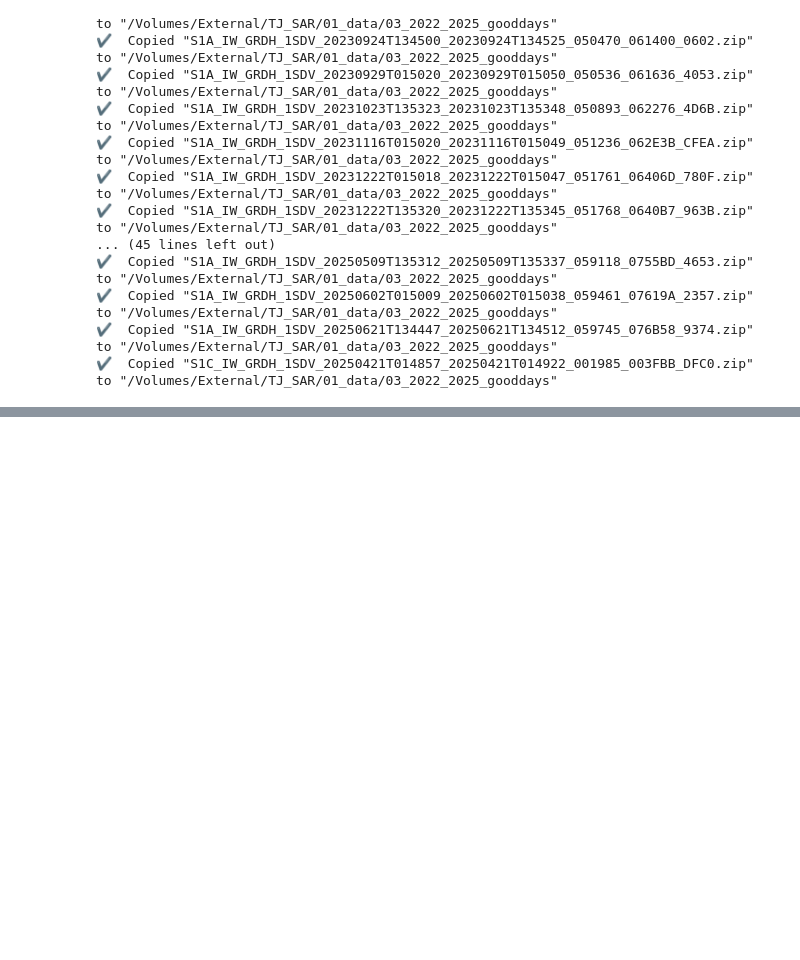
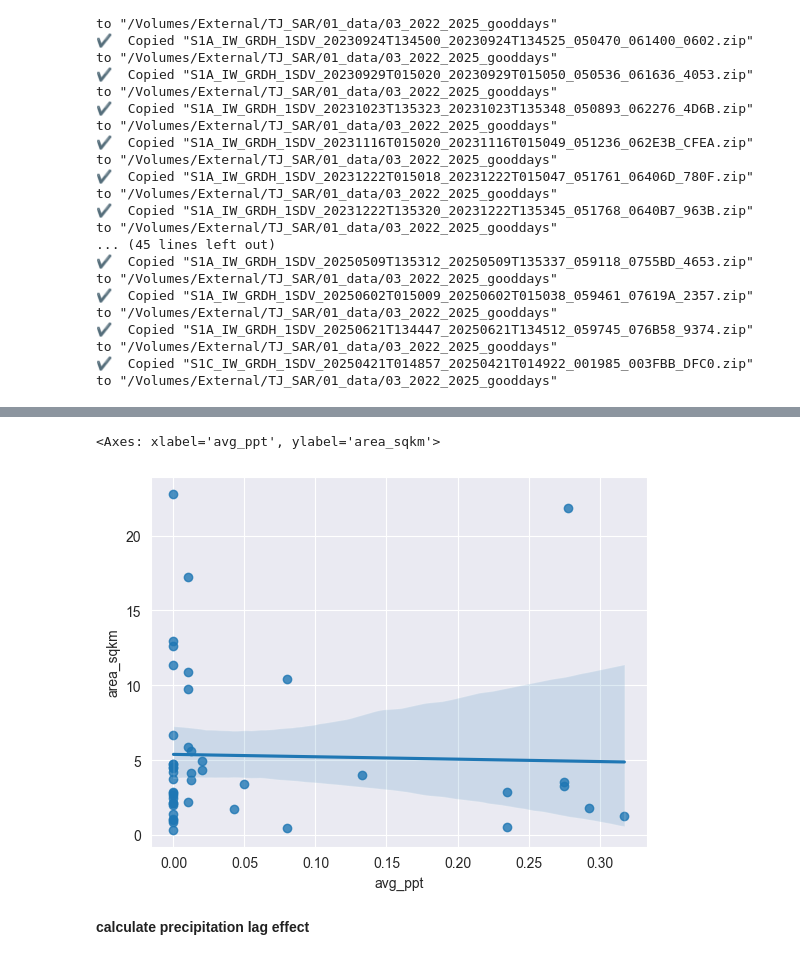
Before and after one commit to erinreilly1234/autoSAR_preprocessing, a Jupyter notebook: 00_code/dataanalysis.ipynb, the cells around one changed output, grey strips where cells are left out. Cells and saved outputs as stored; diff of their text form; code cells hidden in the pictures; blank space fills up the shorter version.

```diff
--- a/00_code/dataanalysis.ipynb
+++ b/00_code/dataanalysis.ipynb
@@ -104,0 +1527,7 @@ for orig in df['original_filename'].dropna().unique():
+# %%
+sns.regplot(data=df, x='avg_ppt', y='area_sqkm')
+# %% [output]
+<Axes: xlabel='avg_ppt', ylabel='area_sqkm'>
+[figure, added]
+# %% [markdown]
+**calculate precipitation lag effect**
```
Also changed, not shown: parts of 37 cells of this notebook.
